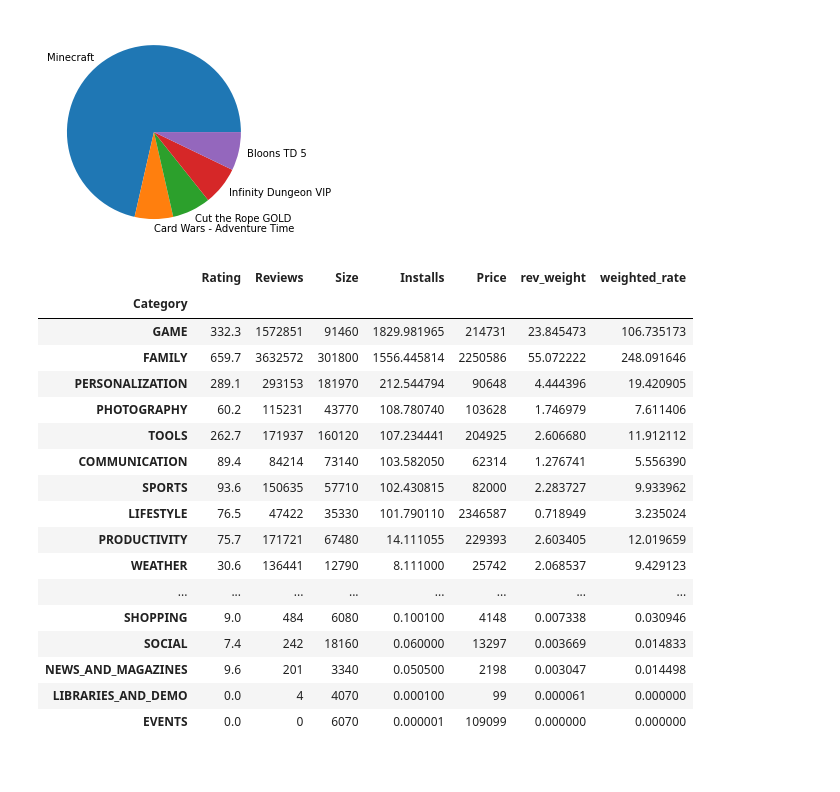
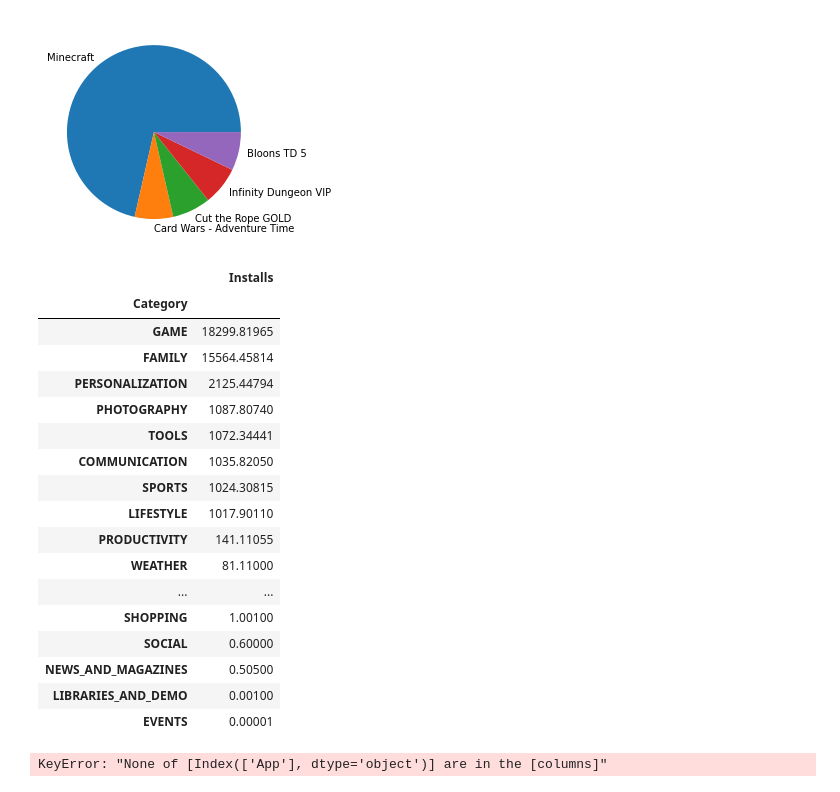
Before and after one commit to Rodauv/google_playstore_stats, a Jupyter notebook: my_mobapp_studio.ipynb, the cells around one changed output. Saved outputs shown, nothing was run; the diff lists cells and outputs as text; code cells hidden in the pictures.

```diff
--- a/my_mobapp_studio.ipynb
+++ b/my_mobapp_studio.ipynb
@@ -47,7 +47,7 @@ def clean_dataset(dataset):
     dataset_clean['Reviews'] = dataset_clean['Reviews'].replace({'\D+':'0'},regex=True)
     dataset_clean['Price'] = dataset_clean['Price'].replace({'\D+':'0'},regex=True)
     dataset_clean = dataset_clean.astype({'Reviews':'int','Size':'int','Installs':'int64','Price':'int'})
-    dataset_clean['Installs'] = dataset_clean['Installs']/10_000_000
+    dataset_clean['Installs'] = dataset_clean['Installs']/1_000_000
     dataset_clean = dataset_clean.query("Price > 0")
     dataset_clean = dataset_clean.drop_duplicates(subset=['App'])
     print(dataset_clean.dtypes)
@@ -191,32 +217,44 @@ popular_piechart(dataset_clean)
 # %%
 #Depending on each category, what are the ratio of download per app?: An array with the number of installation per category
 def download_ratio(dataset_clean):
     dataset_sum = dataset_clean.groupby(['Category']).sum()
     #dataset_sum['dwnl_price'] = dataset_clean(['Price']).mean()/dataset_clean(['Installs']).mean()
+    dataset_sum = dataset_sum[['Installs']]
+    inst_arr = np.array(dataset_sum['Installs'])
     return dataset_sum.sort_values(by=['Installs'], ascending=False)
 
-download_ratio(dataset_clean)
+downl_ratio = download_ratio(dataset_clean)
+downl_ratio
 # %% [output]
-|  | Rating | Reviews | Size | Installs | Price | rev_weight | weighted_rate |
-| Category |  |  |  |  |  |  |  |
-| GAME | 332.3 | 1572851 | 91460 | 1829.981965 | 214731 | 23.845473 | 106.735173 |
-| FAMILY | 659.7 | 3632572 | 301800 | 1556.445814 | 2250586 | 55.072222 | 248.091646 |
-| PERSONALIZATION | 289.1 | 293153 | 181970 | 212.544794 | 90648 | 4.444396 | 19.420905 |
-| PHOTOGRAPHY | 60.2 | 115231 | 43770 | 108.780740 | 103628 | 1.746979 | 7.611406 |
-| TOOLS | 262.7 | 171937 | 160120 | 107.234441 | 204925 | 2.606680 | 11.912112 |
-| COMMUNICATION | 89.4 | 84214 | 73140 | 103.582050 | 62314 | 1.276741 | 5.556390 |
-| SPORTS | 93.6 | 150635 | 57710 | 102.430815 | 82000 | 2.283727 | 9.933962 |
-| LIFESTYLE | 76.5 | 47422 | 35330 | 101.790110 | 2346587 | 0.718949 | 3.235024 |
-| PRODUCTIVITY | 75.7 | 171721 | 67480 | 14.111055 | 229393 | 2.603405 | 12.019659 |
-| WEATHER | 30.6 | 136441 | 12790 | 8.111000 | 25742 | 2.068537 | 9.429123 |
-| ... | ... | ... | ... | ... | ... | ... | ... |
-| SHOPPING | 9.0 | 484 | 6080 | 0.100100 | 4148 | 0.007338 | 0.030946 |
-| SOCIAL | 7.4 | 242 | 18160 | 0.060000 | 13297 | 0.003669 | 0.014833 |
-| NEWS_AND_MAGAZINES | 9.6 | 201 | 3340 | 0.050500 | 2198 | 0.003047 | 0.014498 |
-| LIBRARIES_AND_DEMO | 0.0 | 4 | 4070 | 0.000100 | 99 | 0.000061 | 0.000000 |
-| EVENTS | 0.0 | 0 | 6070 | 0.000001 | 109099 | 0.000000 | 0.000000 |
+|  | Installs |
+| Category |  |
+| GAME | 18299.81965 |
+| FAMILY | 15564.45814 |
+| PERSONALIZATION | 2125.44794 |
+| PHOTOGRAPHY | 1087.80740 |
+| TOOLS | 1072.34441 |
+| COMMUNICATION | 1035.82050 |
+| SPORTS | 1024.30815 |
+| LIFESTYLE | 1017.90110 |
+| PRODUCTIVITY | 141.11055 |
+| WEATHER | 81.11000 |
+| ... | ... |
+| SHOPPING | 1.00100 |
+| SOCIAL | 0.60000 |
+| NEWS_AND_MAGAZINES | 0.50500 |
+| LIBRARIES_AND_DEMO | 0.00100 |
+| EVENTS | 0.00001 |
 # %%
 #What is the size of the market: Plot a pie with the number of installation per category # & %
+def mark_size(downl_ratio):
+    downl_ratio = downl_ratio.head(10)
+    pyplot.pie(downl_ratio[['App']],downl_ratio['Installs'])
+    pyplot.figure(figsize=(16, 16))
+    print(downl_ratio)
+
+mark_size(downl_ratio)
+# %% [output]
+KeyError: "None of [Index(['App'], dtype='object')] are in the [columns]"
 # %%
 #What is the size of the market: Plot a bar with the mean price per category # & %
 # %%
```
Also changed, not shown: parts of 6 cells of this notebook.
